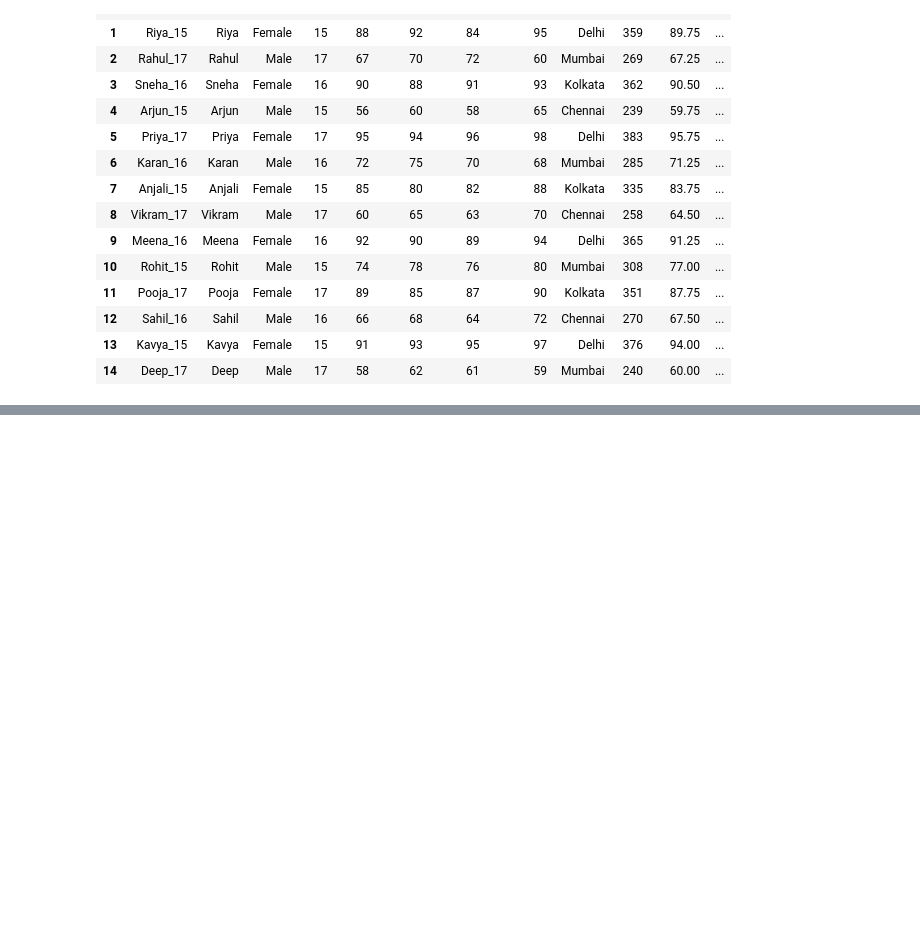
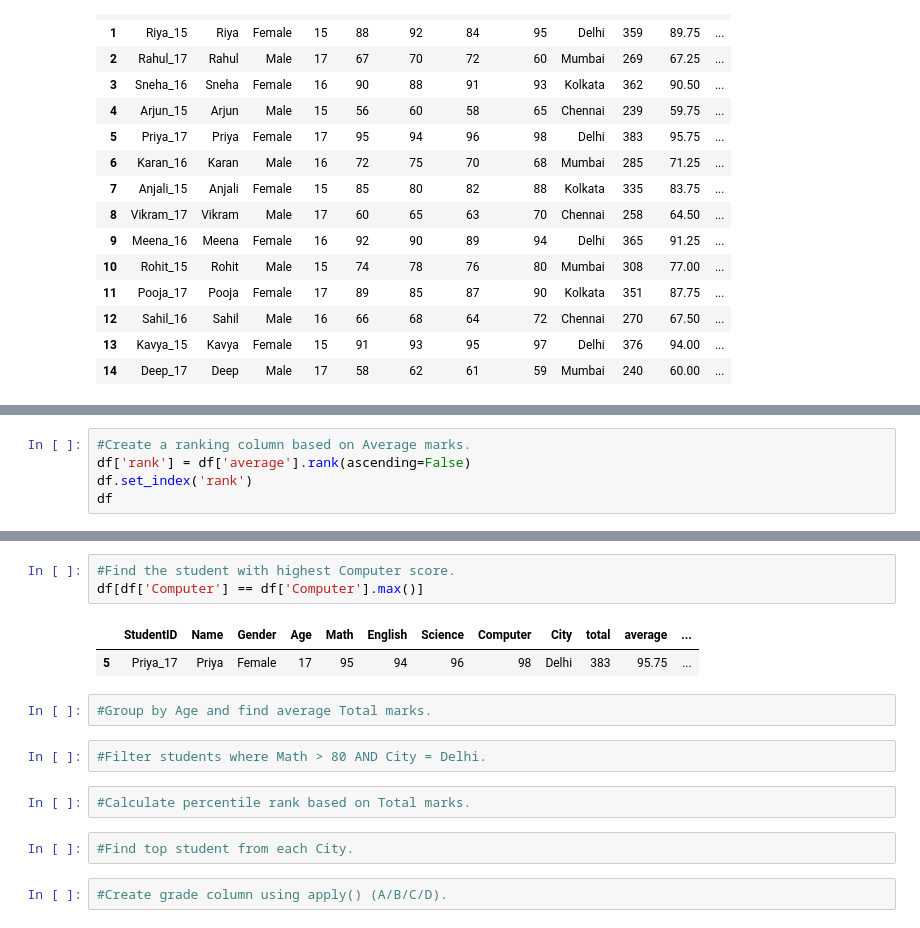
Before and after one commit to Biswajit-Sardar/pandas, a Jupyter notebook: practice.ipynb, the cells around one changed output, grey strips where cells are left out. Saved outputs shown, nothing was run; the diff lists cells and outputs as text; blank space fills up the shorter version.

```diff
--- a/practice.ipynb
+++ b/practice.ipynb
@@ -485,0 +492,5 @@ numeric_df
+# %%
+#Create a ranking column based on Average marks.
+df['rank'] = df['average'].rank(ascending=False)
+df.set_index('rank')
+df
@@ -485,0 +514,16 @@ numeric_df
+# %%
+#Find the student with highest Computer score.
+df[df['Computer'] == df['Computer'].max()]
+# %% [output]
+|  | StudentID | Name | Gender | Age | Math | English | Science | Computer | City | total | average | ... |
+| 5 | Priya_17 | Priya | Female | 17 | 95 | 94 | 96 | 98 | Delhi | 383 | 95.75 | ... |
+# %%
+#Group by Age and find average Total marks.
+# %%
+#Filter students where Math > 80 AND City = Delhi.
+# %%
+#Calculate percentile rank based on Total marks.
+# %%
+#Find top student from each City.
+# %%
+#Create grade column using apply() (A/B/C/D).
```
Also changed, not shown: parts of 5 cells of this notebook.
